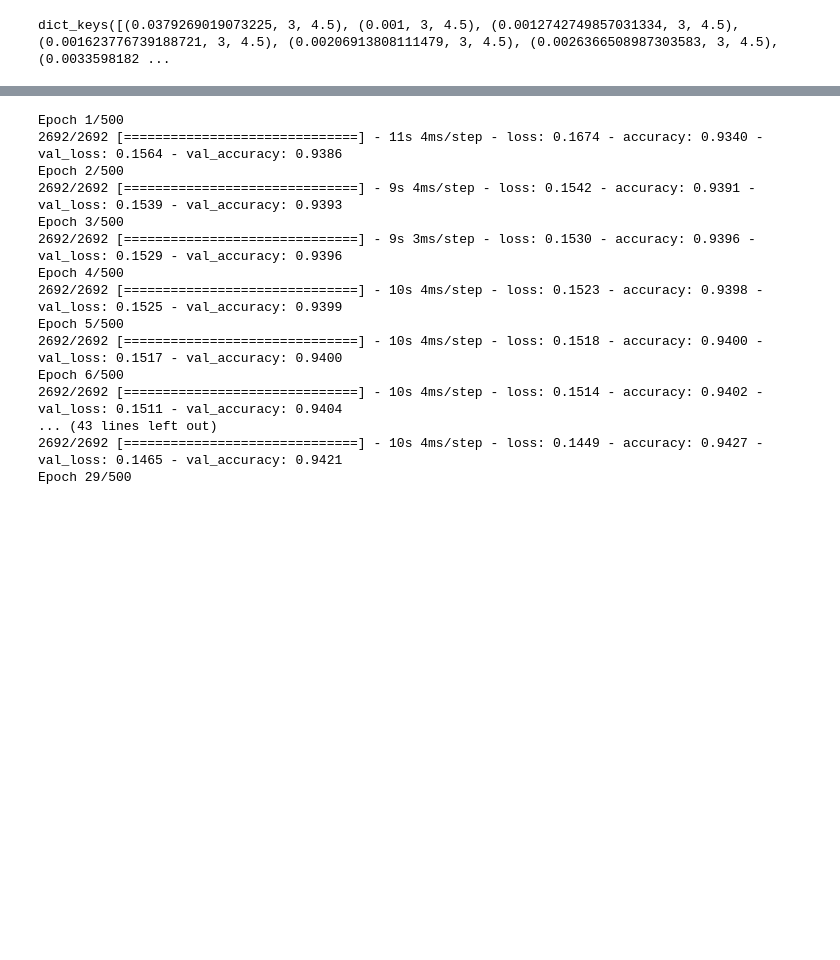
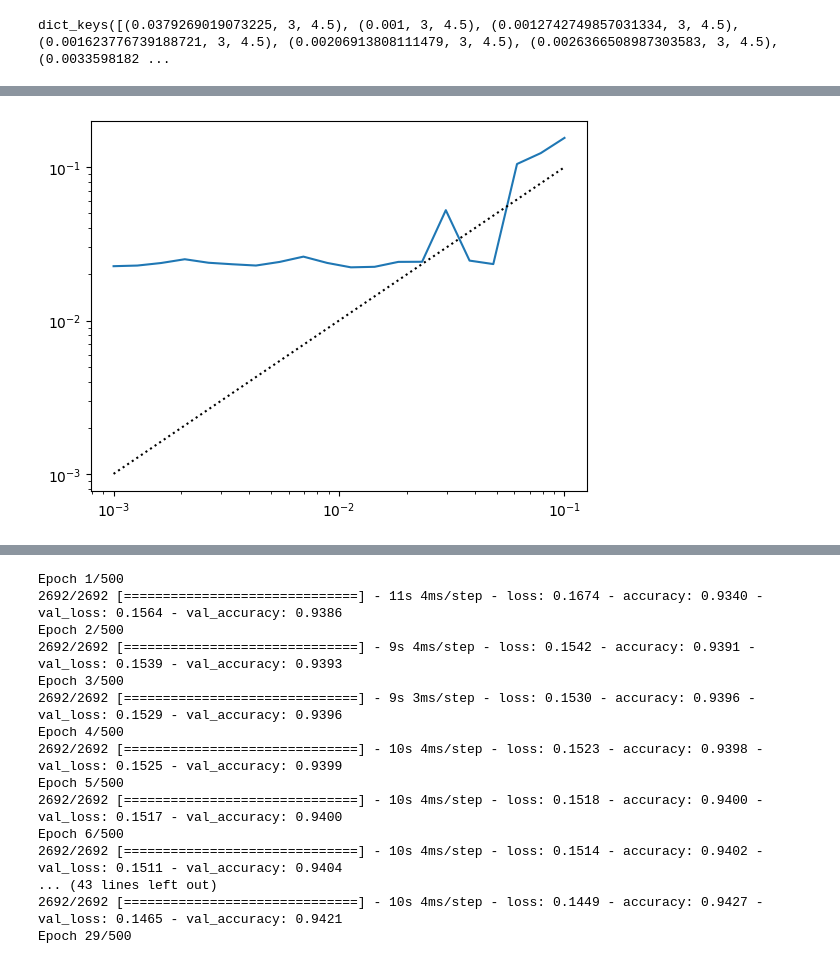
Before and after one commit to GitGup/SemiWeaklySupervised, a Jupyter notebook: SemiWeakly6Features.ipynb, the cells around one changed output, grey strips where cells are left out. Saved outputs shown, nothing was run; the diff lists cells and outputs as text; code cells hidden in the pictures; blank space fills up the shorter version.

```diff
--- a/SemiWeakly6Features.ipynb
+++ b/SemiWeakly6Features.ipynb
@@ -1107,0 +1130,7 @@ ValueError: x and y must have same first dimension, but have shapes (20,) and (0
+# %%
+plt.plot(sig_list, weight_list3)
+plt.plot(sig_list,sig_list,ls=":",color="black")
+plt.yscale("log")
+plt.xscale("log")
+# %% [output]
+[figure, added]
```
Also changed, not shown: parts of 8 cells of this notebook.
